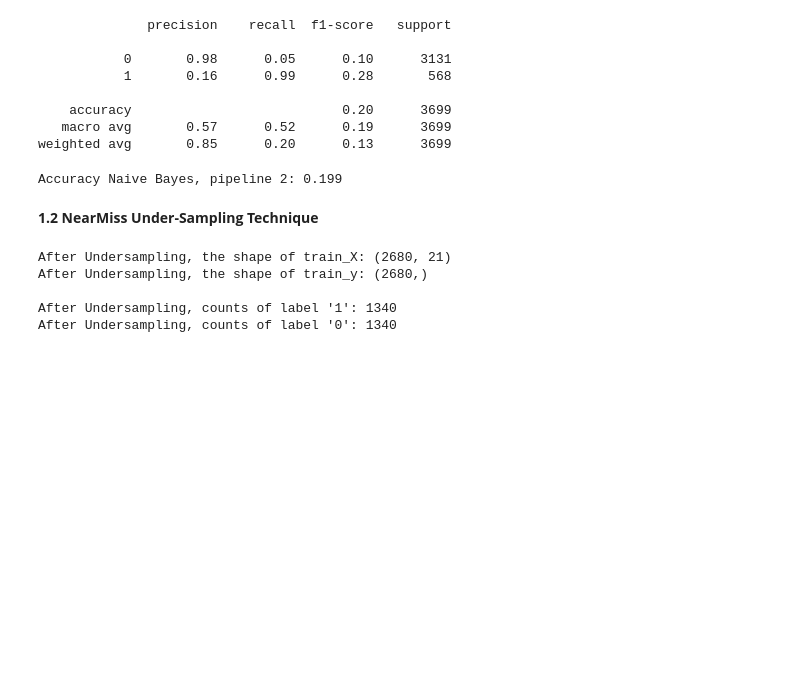
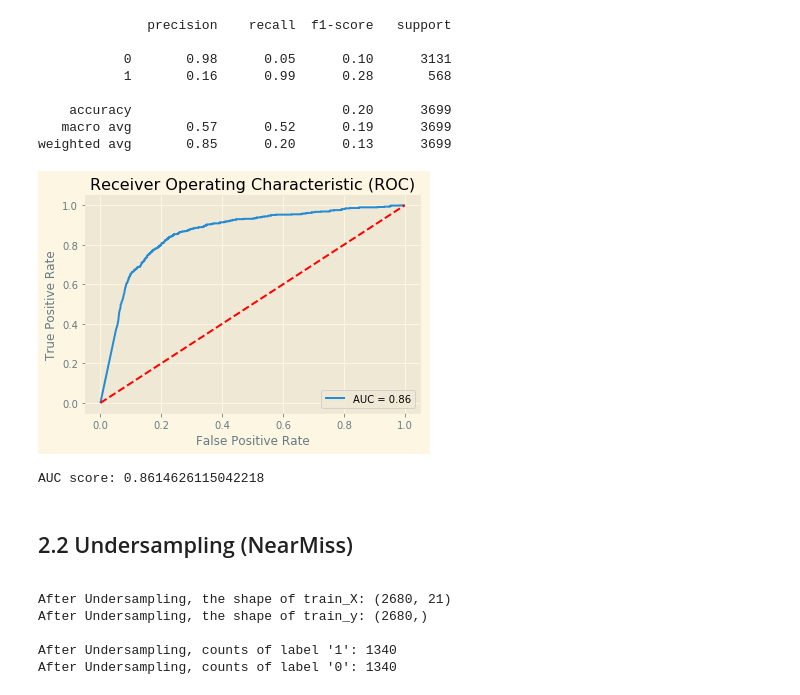
Before and after one commit to fairfield-university-ba545/project2-mtb, a Jupyter notebook: 8.2_Naive_Bayes.ipynb, the cells around one changed output. Saved outputs shown, nothing was run; the diff lists cells and outputs as text; code cells hidden in the pictures; blank space fills up the shorter version.

```diff
--- a/8.2_Naive_Bayes.ipynb
+++ b/8.2_Naive_Bayes.ipynb
@@ -614,13 +757,14 @@ print(classification_report(y_test, y_pred))
     accuracy                           0.20      3699
    macro avg       0.57      0.52      0.19      3699
 weighted avg       0.85      0.20      0.13      3699
-# %%
-# Model Accuracy, how often is the classifier correct?
-print("Accuracy Naive Bayes, pipeline 2:", metrics.accuracy_score(y_test, y_pred).round(4))
-# %% [output]
-Accuracy Naive Bayes, pipeline 2: 0.199
-# %% [markdown]
-<b> 1.2 NearMiss Under-Sampling Technique
+# %%
+# apply function to plot the ROC Curve
+roc_curve(X_test=X_test, y_test=y_test, model=gnb1)
+# %% [output]
+[figure, added]
+AUC score: 0.8614626115042218
+# %% [markdown]
+<a id = "80022"> <h2> 2.2 Undersampling (NearMiss)  </h2> </a>
 # %%
 # apply near miss
 nr = NearMiss(random_state=123)
```
Also changed, not shown: parts of 104 cells of this notebook, 4 other files.
